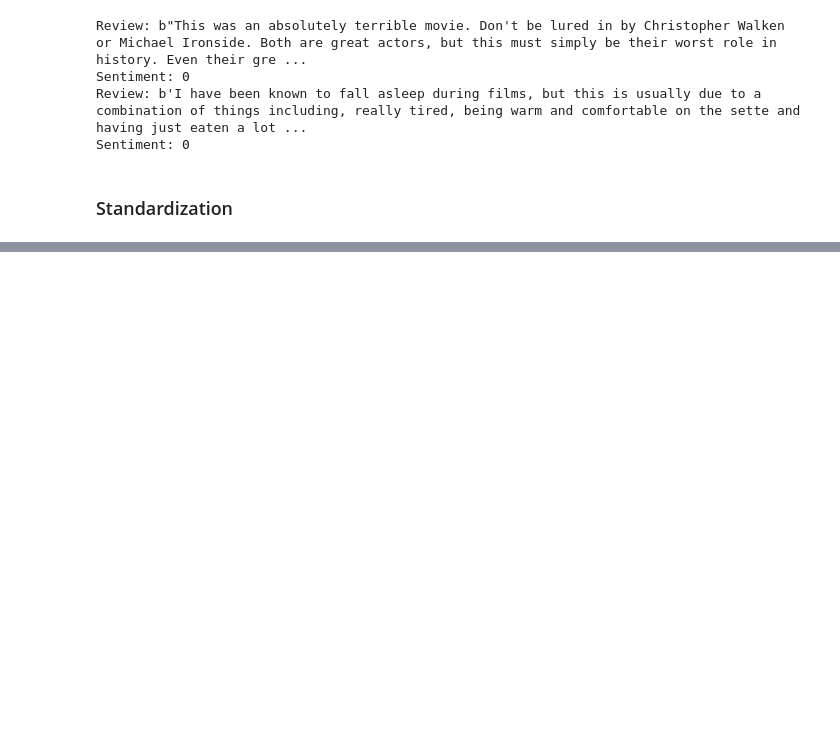
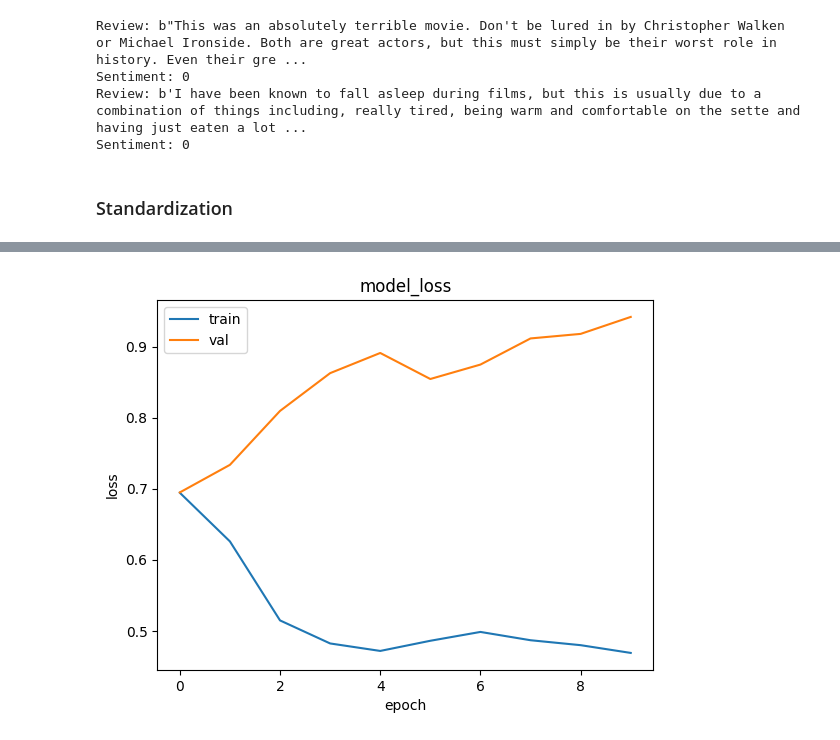
Before and after one commit to ujjawalsingh10/Sentiment-Analysis-on-IMDB-Reviews, a Jupyter notebook: Sentiment_Analysis_on_IMDB.ipynb, the cells around one changed output, grey strips where cells are left out. Cells and saved outputs as stored; diff of their text form; code cells hidden in the pictures; blank space fills up the shorter version.

```diff
--- a/Sentiment_Analysis_on_IMDB.ipynb
+++ b/Sentiment_Analysis_on_IMDB.ipynb
@@ -53,0 +169,10 @@ PorterStemmer().stem('tensed')
+# %%
+### Embedding layer maps each and every word, token into specified embd dimensional vector
+EMBEDDING_DIM = 64
+model = tf.keras.models.Sequential([
+    Input(shape = (SEQUENCE_LENGTH) ),
+    Embedding(VOCAB_SIZE, EMBEDDING_DIM),
+    SimpleRNN(32),
+    Dense(1, activation = 'sigmoid'),
+])
+model.summary()
@@ -53,0 +200,17 @@ PorterStemmer().stem('tensed')
+# %%
+checkpoint_filepath = '/content/drive/MyDrive/Deep_Learning/NLP/Sentiment_Analysis_on_IMBD/rnn.h5'
+model_checkpoint_callback = tf.keras.callbacks.ModelCheckpoint(
+    filepath =checkpoint_filepath,
+    monitor = 'val_accuracy',
+    mode = 'max',
+    save_best_only = True
+)
+# %%
+model.compile(optimizer = 'adam', loss = 'binary_crossentropy', metrics = ['accuracy'])
+# %%
+history = model.fit(
+    train_dataset,
+    validation_data = val_dataset,
+    epochs = 10,
+    callbacks = [model_checkpoint_callback]
+    )
@@ -53,0 +238,10 @@ PorterStemmer().stem('tensed')
+# %%
+plt.plot(history.history['loss'])
+plt.plot(history.history['val_loss'])
+plt.title('model_loss')
+plt.xlabel('epoch')
+plt.ylabel('loss')
+plt.legend(['train', 'val'], loc = 'upper left')
+plt.show()
+# %% [output]
+[figure, added]
```
Also changed, not shown: parts of 41 cells of this notebook.
